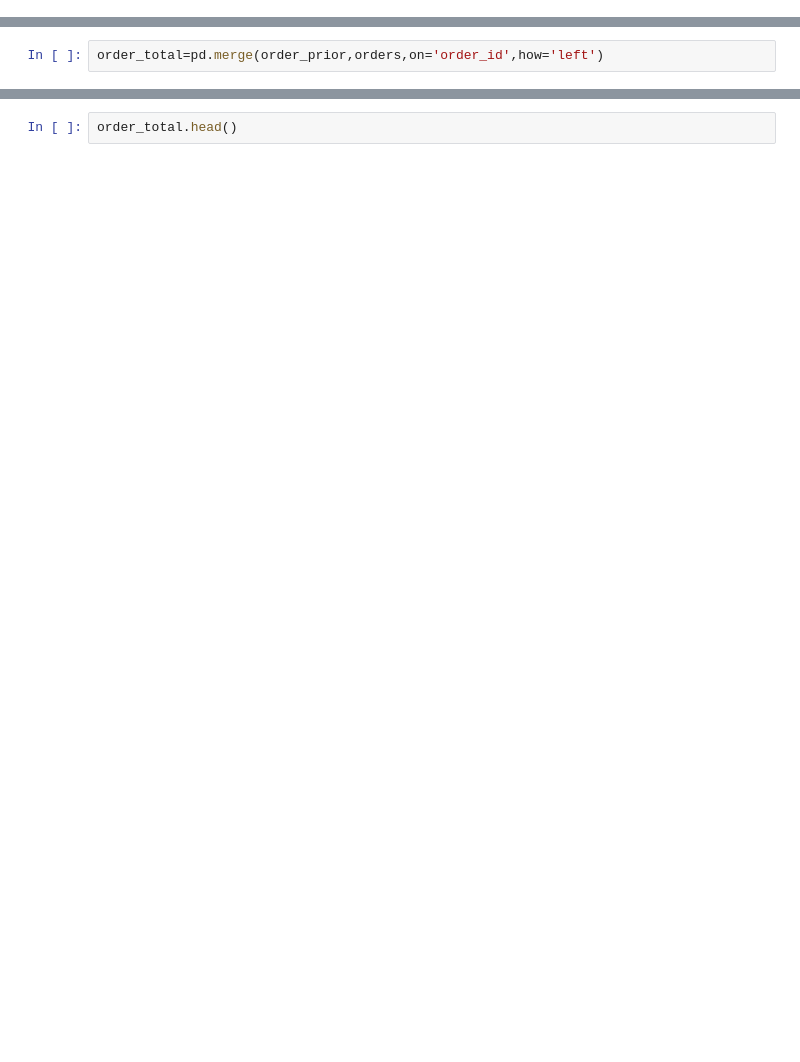
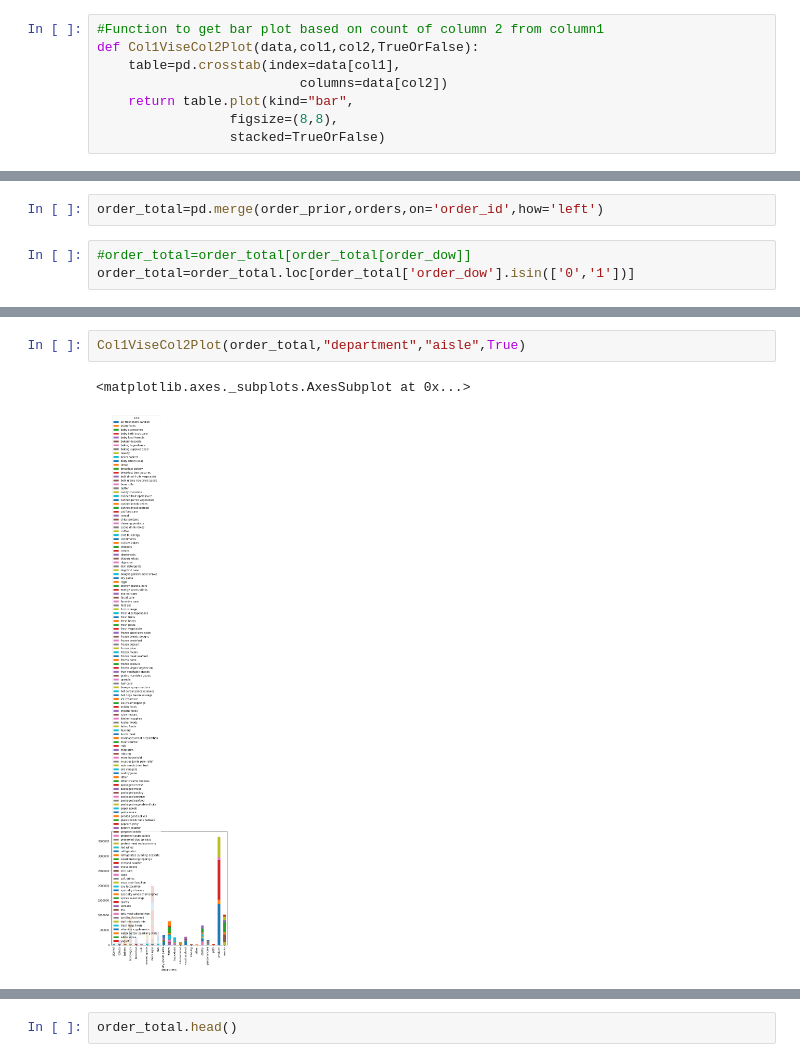
Before and after one commit to Pm1995/Instacart-Basket-Analysis-, a Jupyter notebook: EDA.ipynb, the cells around one changed output, grey strips where cells are left out. Drawn from its saved outputs; the diff is of its cells as text; blank space fills up the shorter version.

```diff
--- a/EDA.ipynb
+++ b/EDA.ipynb
@@ -157,0 +112,8 @@ clarity_color_table.plot(kind="bar",
+# %%
+#Function to get bar plot based on count of column 2 from column1
+def Col1ViseCol2Plot(data,col1,col2,TrueOrFalse):
+    table=pd.crosstab(index=data[col1],
+                          columns=data[col2])
+    return table.plot(kind="bar",
+                 figsize=(8,8),
+                 stacked=TrueOrFalse)
@@ -225,2 +178,5 @@ Analysis of first two days of the week
 # %%
 order_total=pd.merge(order_prior,orders,on='order_id',how='left')
+# %%
+#order_total=order_total[order_total[order_dow]]
+order_total=order_total.loc[order_total['order_dow'].isin(['0','1'])]
@@ -226,0 +215,5 @@ order_total=pd.merge(order_prior,orders,on='order_id',how='left')
+# %%
+Col1ViseCol2Plot(order_total,"department","aisle",True)
+# %% [output]
+<matplotlib.axes._subplots.AxesSubplot at 0x...>
+[figure, added]
```
Also changed, not shown: parts of 31 cells of this notebook.
